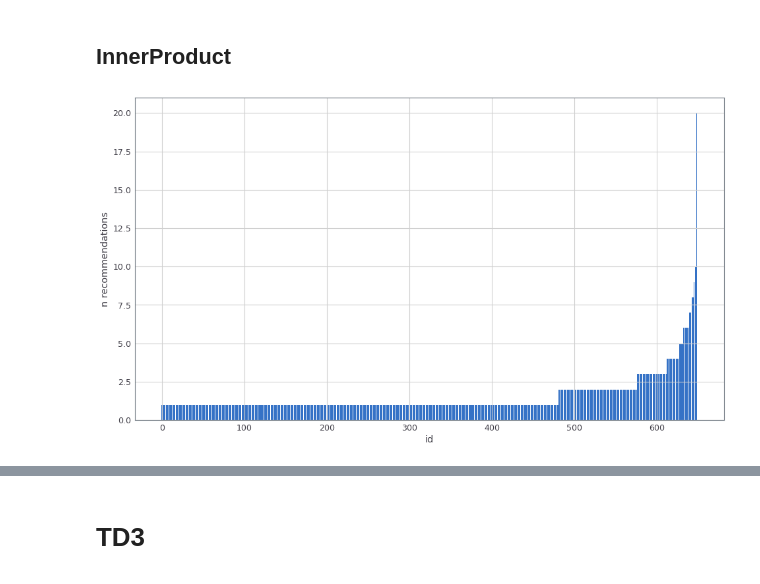
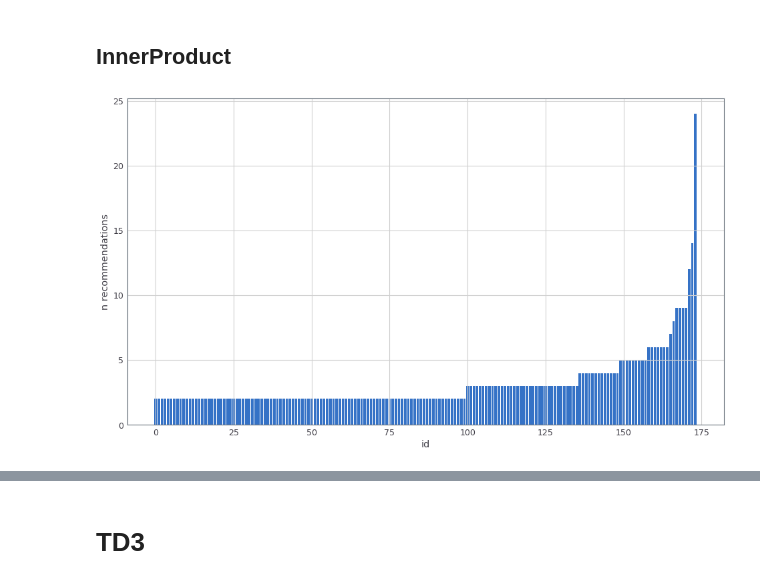
Before and after one commit to awarebayes/RecNN, a Jupyter notebook: notes/_ Results/2. Diversity Test (Indexes).ipynb, the cells around one changed output, grey strips where cells are left out. Cells and saved outputs as stored; diff of their text form; code cells hidden in the pictures.

```diff
--- a/notes/_ Results/2. Diversity Test (Indexes).ipynb
+++ b/notes/_ Results/2. Diversity Test (Indexes).ipynb
@@ -133,14 +135,14 @@ Text(0, 0.5, 'n counts')
 # %%
 D, I = query(indexIP, ddpg_action)
 uniques, counts = np.unique(I, return_counts=True)
 
 ax = plt.figure(figsize=(16,9))
 # p.s. expluding one
 ax = plt.subplot()
-ax.bar(range(len(counts)), sorted(counts))
+ax.bar(range(len(counts[counts>1])), sorted(counts[counts>1]))
 ax.set_xlabel("id")
 ax.set_ylabel("n recommendations")
 
 ip_ddpg = counts
 # %% [output]
-[figure, old version]
+[figure, new version]
```
Also changed, not shown: parts of 34 cells of this notebook, 1 other file.
